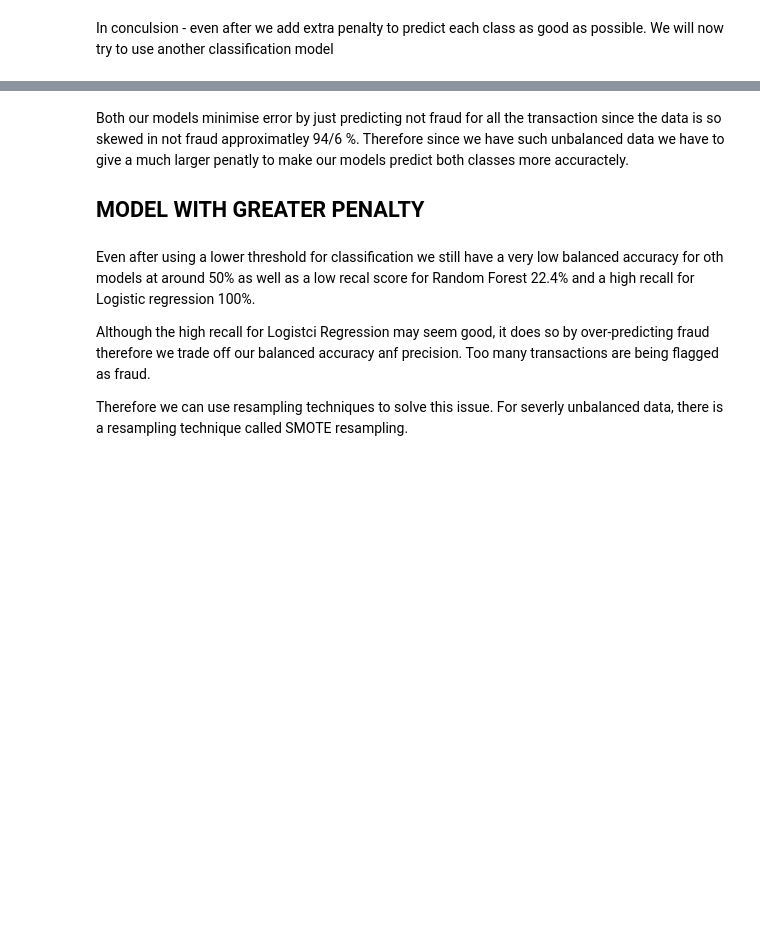
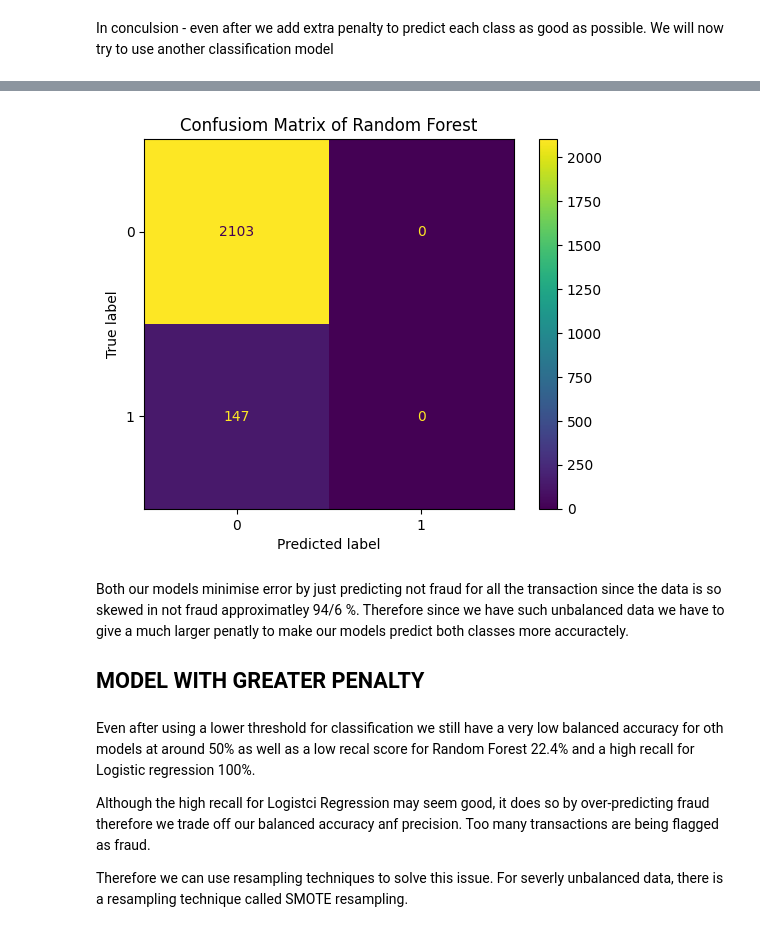
Before and after one commit to leta199/Fraud-Detection, a Jupyter notebook: modelling/Fraud detection.ipynb, the cells around one changed output, grey strips where cells are left out. Cells and saved outputs as stored; diff of their text form; code cells hidden in the pictures; blank space fills up the shorter version.

```diff
--- a/modelling/Fraud detection.ipynb
+++ b/modelling/Fraud detection.ipynb
@@ -229,11 +288,12 @@ recall_score(y_test, y_pred_rando) #low like our logistic regression at 0
 # %%
 confusion_matrix_rando = ConfusionMatrixDisplay.from_predictions(
     y_test,                #comparing y test data to our predcited values from the random forest model
     y_pred_rando
 )
-confusion_matrix.ax_.set_title("Confusion Matrix")
 plt.title("Confusiom Matrix of Random Forest")
 plt.show()
+# %% [output]
+[figure, added]
 # %% [markdown]
 Both our models minimise error by just predicting not fraud for all the transaction since the data is so skewed in not fraud approximatley 94/6 %.
 Therefore since we have such unbalanced data we have to give a much larger penatly to make our models predict both classes more accuractely.
```
Also changed, not shown: parts of 19 cells of this notebook.
